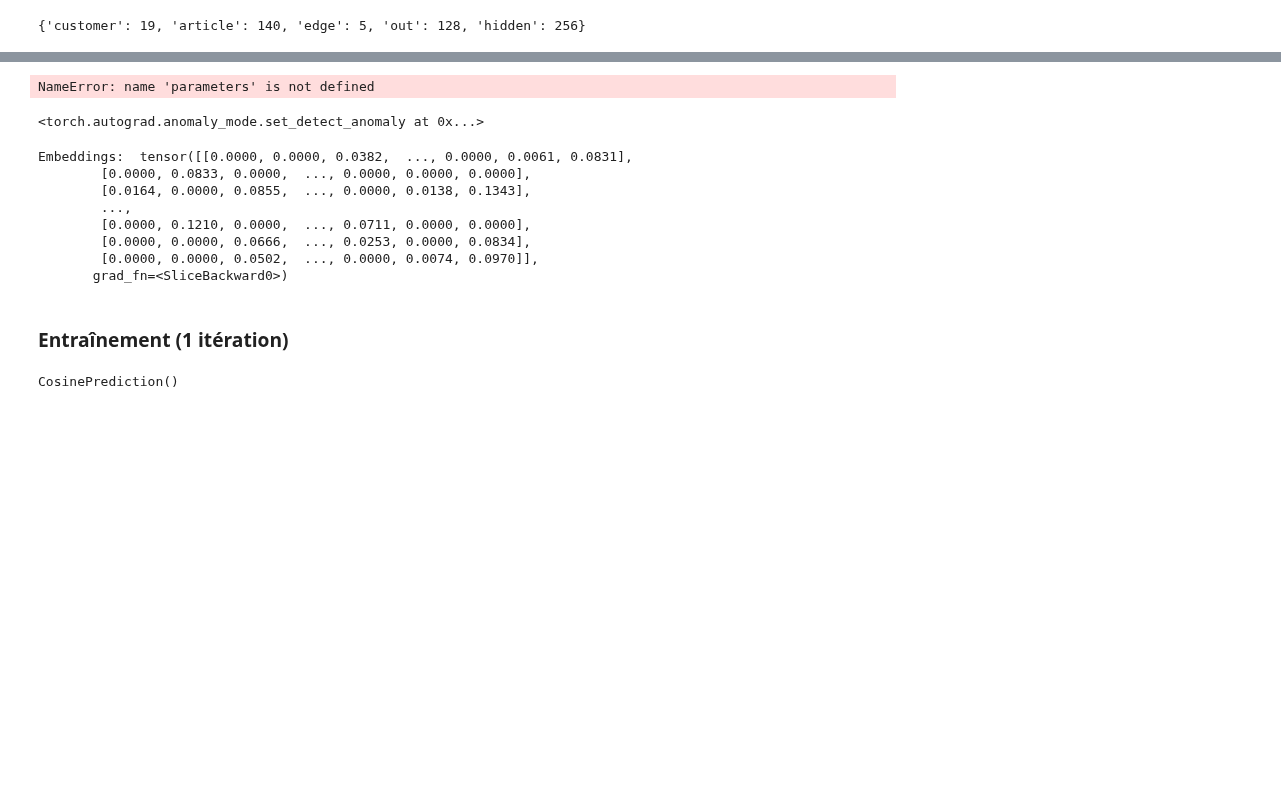
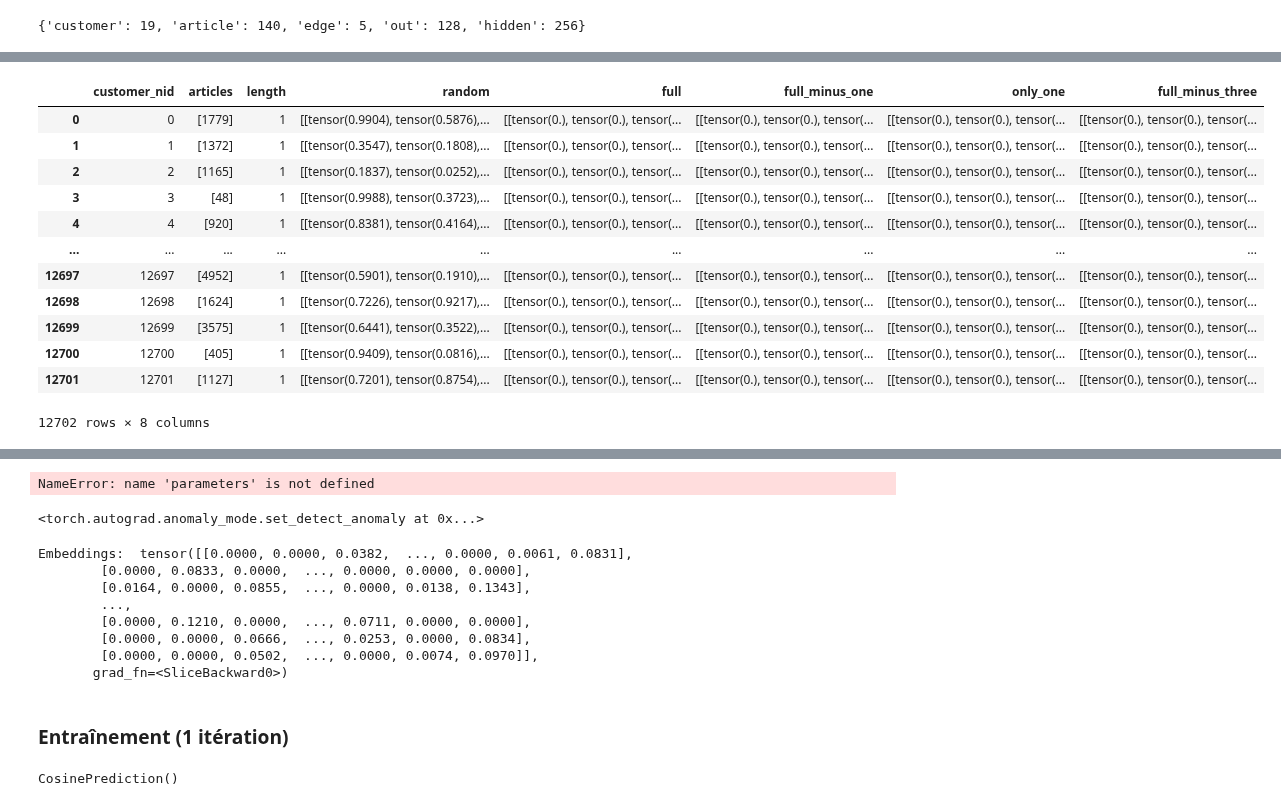
Before and after one commit to treb93/pyhm, a Jupyter notebook: gnn/debug.ipynb, the cells around one changed output, grey strips where cells are left out. Saved outputs shown, nothing was run; the diff lists cells and outputs as text; code cells hidden in the pictures; blank space fills up the shorter version.

```diff
--- a/gnn/debug.ipynb
+++ b/gnn/debug.ipynb
@@ -101,0 +156,6 @@ RuntimeError: CUDA out of memory. Tried to allocate 18.00 MiB (GPU 0; 3.81 GiB t
+# %%
+environment = Environment()
+environment.transactions_path = "../pickles/transactions_sampled.pkl"
+parameters = Parameters({})
+
+dataset = Dataset(environment, parameters)
@@ -101,0 +165,4 @@ RuntimeError: CUDA out of memory. Tried to allocate 18.00 MiB (GPU 0; 3.81 GiB t
+# %%
+# Préparation d'un dataset avec des vecteurs
+predictions = dataset.purchased_list.copy()
+predictions[predictions['length'] > 1]
@@ -101,0 +183,61 @@ RuntimeError: CUDA out of memory. Tried to allocate 18.00 MiB (GPU 0; 3.81 GiB t
+# %%
+# Vérifie que les nid des articles sont bien contigües
+nb_articles = dataset.articles_in_prediction_nid.shape[0]
+assert (dataset.articles_in_prediction_nid == np.arange(0, nb_articles)).min() == True
+# %%
+### Création de vecteurs de score vide pour chacun des clients
+
+def full_score_tensor(x):
+    tensor = torch.zeros(nb_articles)
+    for i in x['articles']:
+        tensor[i] = 0.5
+
+    return tensor.reshape(1, nb_articles)
+
+def full_minus(x, amount = 1):
+    tensor = full_score_tensor(x)
+
+    for i in range(amount):
+        false_index = np.random.randint(0, nb_articles)
+        tensor[0, false_index] = 1
+
+    return tensor
+
+def only_one(x):
+    tensor = torch.zeros(nb_articles)
+    tensor[x['articles'][0]] = 0.5
+
+    return tensor.reshape(1, nb_articles)
+
+# Aléatoire
+predictions['random'] = predictions.apply(lambda x: torch.rand(nb_articles).reshape(1, nb_articles), axis = 1)
+
+# Score de 1
+predictions['full'] = predictions.apply(lambda x: full_score_tensor(x), axis = 1)
+predictions['full_minus_one'] = predictions.apply(lambda x: full_minus(x, 1), axis = 1)
+predictions['full_minus_three'] = predictions.apply(lambda x: full_minus(x, 3), axis = 1)
+predictions['only_one'] = predictions.apply(lambda x: only_one(x), axis = 1)
+
+
+# Créer les tenseurs.
+random = torch.cat(predictions['random'].values.tolist())
+full =  torch.cat(predictions['full'].values.tolist())
+full_minus_one = torch.cat(predictions['full_minus_one'].values.tolist())
+full_minus_three = torch.cat(predictions['full_minus_three'].values.tolist())
+only_one = torch.cat(predictions['only_one'].values.tolist())
+
+predictions
+# %% [output]
+|  | customer_nid | articles | length | random | full | full_minus_one | only_one | full_minus_three |
+| 0 | 0 | [1779] | 1 | [[tensor(0.9904), tensor(0.5876),... | [[tensor(0.), tensor(0.), tensor(... | [[tensor(0.), tensor(0.), tensor(... | [[tensor(0.), tensor(0.), tensor(... | [[tensor(0.), tensor(0.), tensor(... |
+| 1 | 1 | [1372] | 1 | [[tensor(0.3547), tensor(0.1808),... | [[tensor(0.), tensor(0.), tensor(... | [[tensor(0.), tensor(0.), tensor(... | [[tensor(0.), tensor(0.), tensor(... | [[tensor(0.), tensor(0.), tensor(... |
+| 2 | 2 | [1165] | 1 | [[tensor(0.1837), tensor(0.0252),... | [[tensor(0.), tensor(0.), tensor(... | [[tensor(0.), tensor(0.), tensor(... | [[tensor(0.), tensor(0.), tensor(... | [[tensor(0.), tensor(0.), tensor(... |
+| 3 | 3 | [48] | 1 | [[tensor(0.9988), tensor(0.3723),... | [[tensor(0.), tensor(0.), tensor(... | [[tensor(0.), tensor(0.), tensor(... | [[tensor(0.), tensor(0.), tensor(... | [[tensor(0.), tensor(0.), tensor(... |
+| 4 | 4 | [920] | 1 | [[tensor(0.8381), tensor(0.4164),... | [[tensor(0.), tensor(0.), tensor(... | [[tensor(0.), tensor(0.), tensor(... | [[tensor(0.), tensor(0.), tensor(... | [[tensor(0.), tensor(0.), tensor(... |
+| ... | ... | ... | ... | ... | ... | ... | ... | ... |
+| 12697 | 12697 | [4952] | 1 | [[tensor(0.5901), tensor(0.1910),... | [[tensor(0.), tensor(0.), tensor(... | [[tensor(0.), tensor(0.), tensor(... | [[tensor(0.), tensor(0.), tensor(... | [[tensor(0.), tensor(0.), tensor(... |
+| 12698 | 12698 | [1624] | 1 | [[tensor(0.7226), tensor(0.9217),... | [[tensor(0.), tensor(0.), tensor(... | [[tensor(0.), tensor(0.), tensor(... | [[tensor(0.), tensor(0.), tensor(... | [[tensor(0.), tensor(0.), tensor(... |
+| 12699 | 12699 | [3575] | 1 | [[tensor(0.6441), tensor(0.3522),... | [[tensor(0.), tensor(0.), tensor(... | [[tensor(0.), tensor(0.), tensor(... | [[tensor(0.), tensor(0.), tensor(... | [[tensor(0.), tensor(0.), tensor(... |
+| 12700 | 12700 | [405] | 1 | [[tensor(0.9409), tensor(0.0816),... | [[tensor(0.), tensor(0.), tensor(... | [[tensor(0.), tensor(0.), tensor(... | [[tensor(0.), tensor(0.), tensor(... | [[tensor(0.), tensor(0.), tensor(... |
+| 12701 | 12701 | [1127] | 1 | [[tensor(0.7201), tensor(0.8754),... | [[tensor(0.), tensor(0.), tensor(... | [[tensor(0.), tensor(0.), tensor(... | [[tensor(0.), tensor(0.), tensor(... | [[tensor(0.), tensor(0.), tensor(... |
+12702 rows × 8 columns
```
Also changed, not shown: parts of 40 cells of this notebook, 19 other files.
